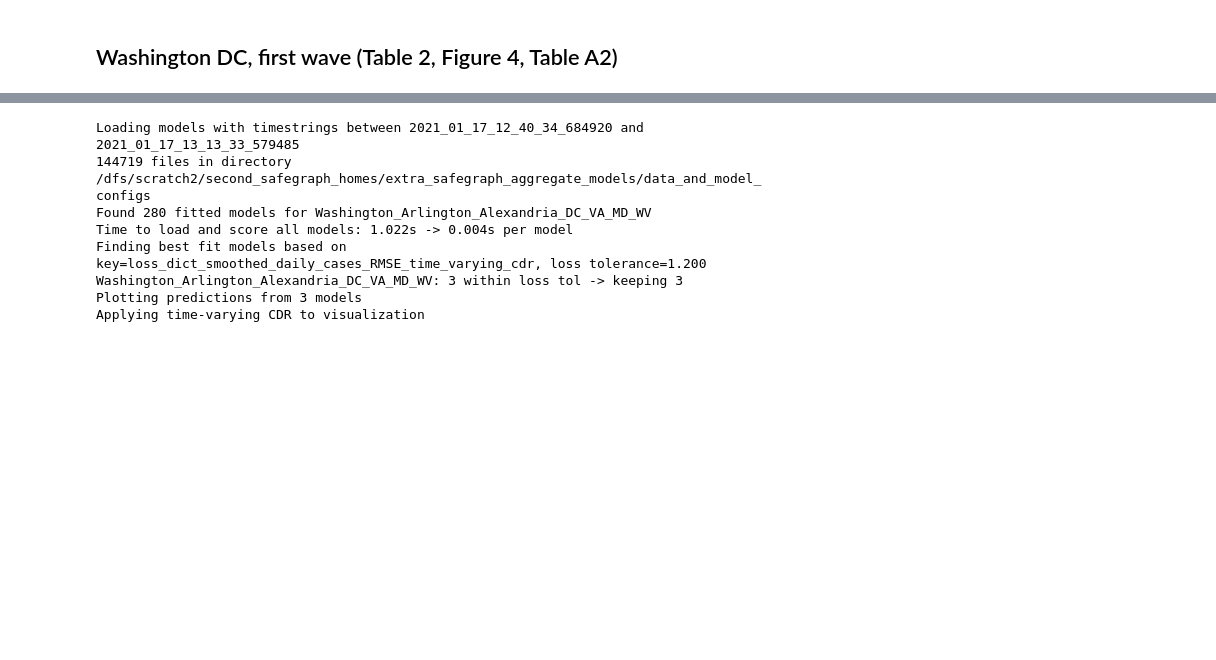
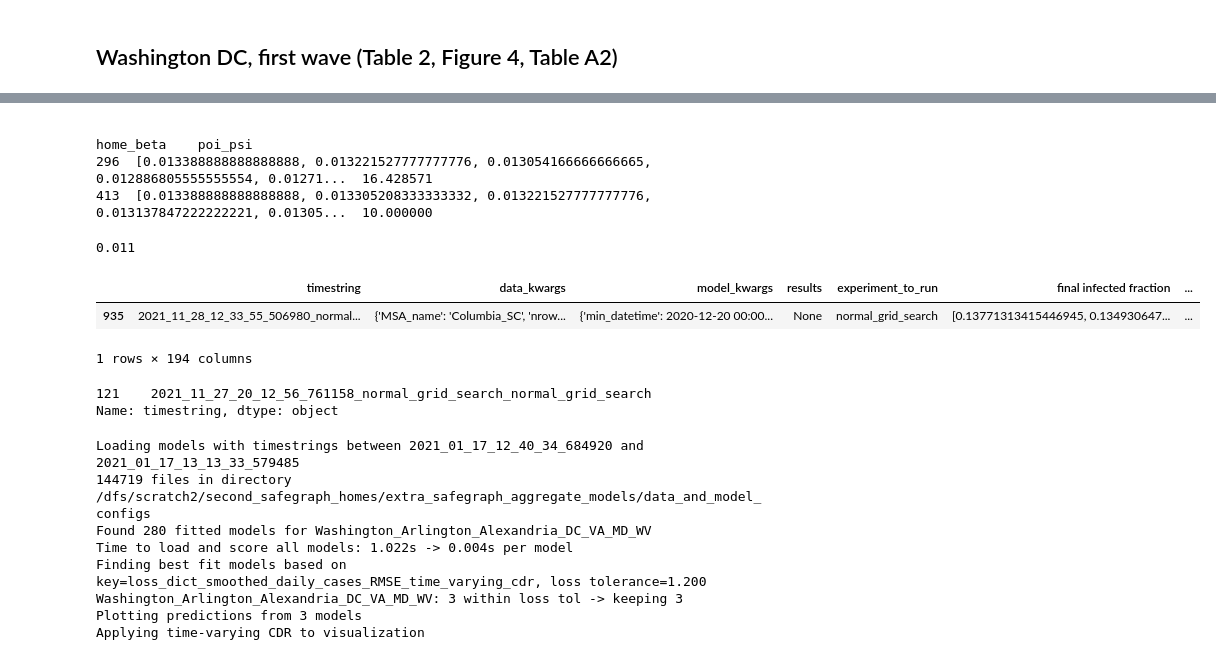
Before and after one commit to gladcolor/covid-mobility-tool, a Jupyter notebook: make_figures.ipynb, the cells around one changed output, grey strips where cells are left out. Drawn from its saved outputs; the diff is of its cells as text; code cells hidden in the pictures; blank space fills up the shorter version.

```diff
--- a/make_figures.ipynb
+++ b/make_figures.ipynb
@@ -275,2 +363,7 @@ Applying time-varying CDR to visualization
 # %%
 # best_models_df.head(5)
+print(best_models_df[['home_beta', 'poi_psi']])
+# %% [output]
+                                                                                               home_beta    poi_psi
+296  [0.013388888888888888, 0.013221527777777776, 0.013054166666666665, 0.012886805555555554, 0.01271...  16.428571
+413  [0.013388888888888888, 0.013305208333333332, 0.013221527777777776, 0.013137847222222221, 0.01305...  10.000000
@@ -279,3 +370,19 @@ Applying time-varying CDR to visualization
+# %%
+bt = best_models_df['home_beta'].iloc[0]
+bt.min()
+# %% [output]
+0.011
+# %%
+best_models_df
+# %% [output]
+|  | timestring | data_kwargs | model_kwargs | results | experiment_to_run | final infected fraction | ... |
+| 935 | 2021_11_28_12_33_55_506980_normal... | {'MSA_name': 'Columbia_SC', 'nrow... | {'min_datetime': 2020-12-20 00:00... | None | normal_grid_search | [0.13771313415446945, 0.134930647... | ... |
+1 rows × 194 columns
+# %%
+best_models_df['timestring']
+# %% [output]
+121    2021_11_27_20_12_56_761158_normal_grid_search_normal_grid_search
+Name: timestring, dtype: object
 # %%
 plt.show()
 # %%
```
Also changed, not shown: parts of 15 cells of this notebook, 6 other files.
